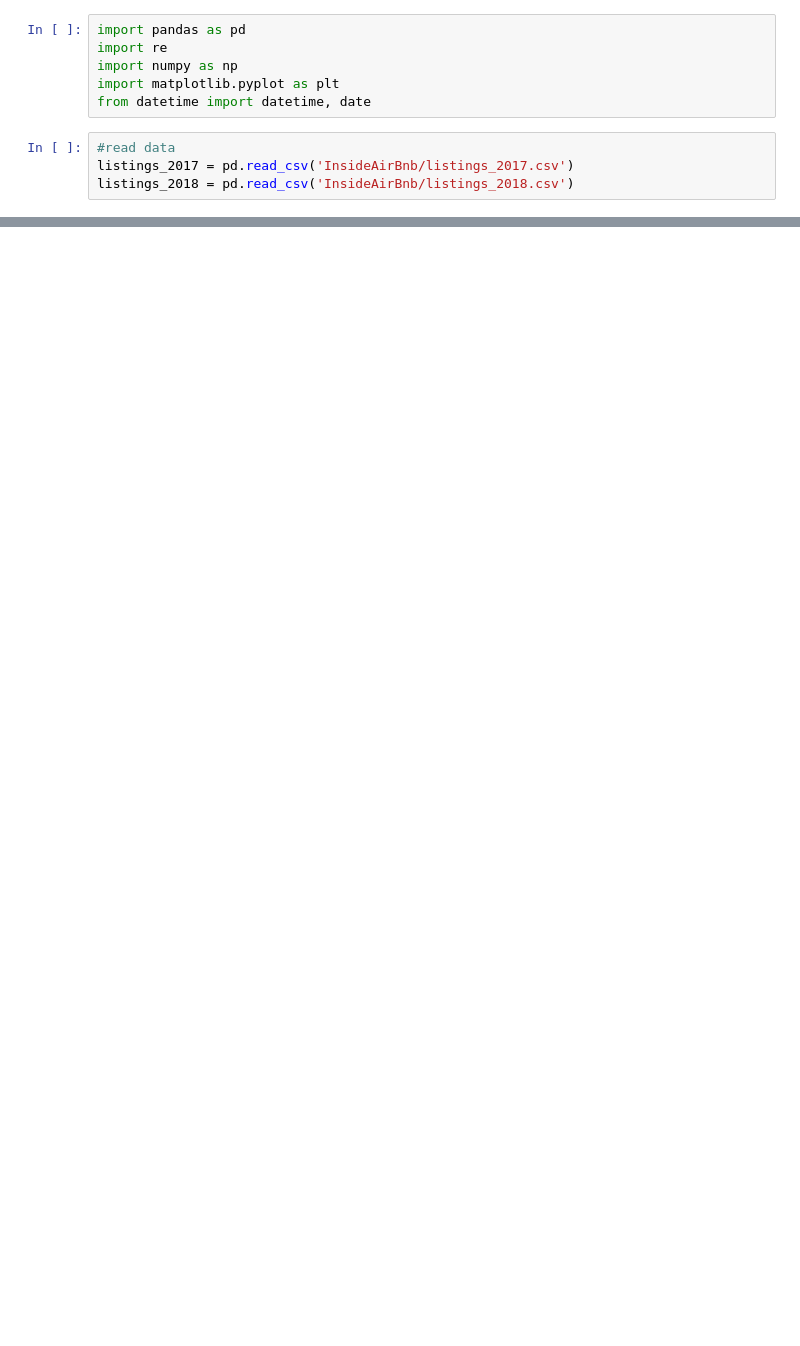
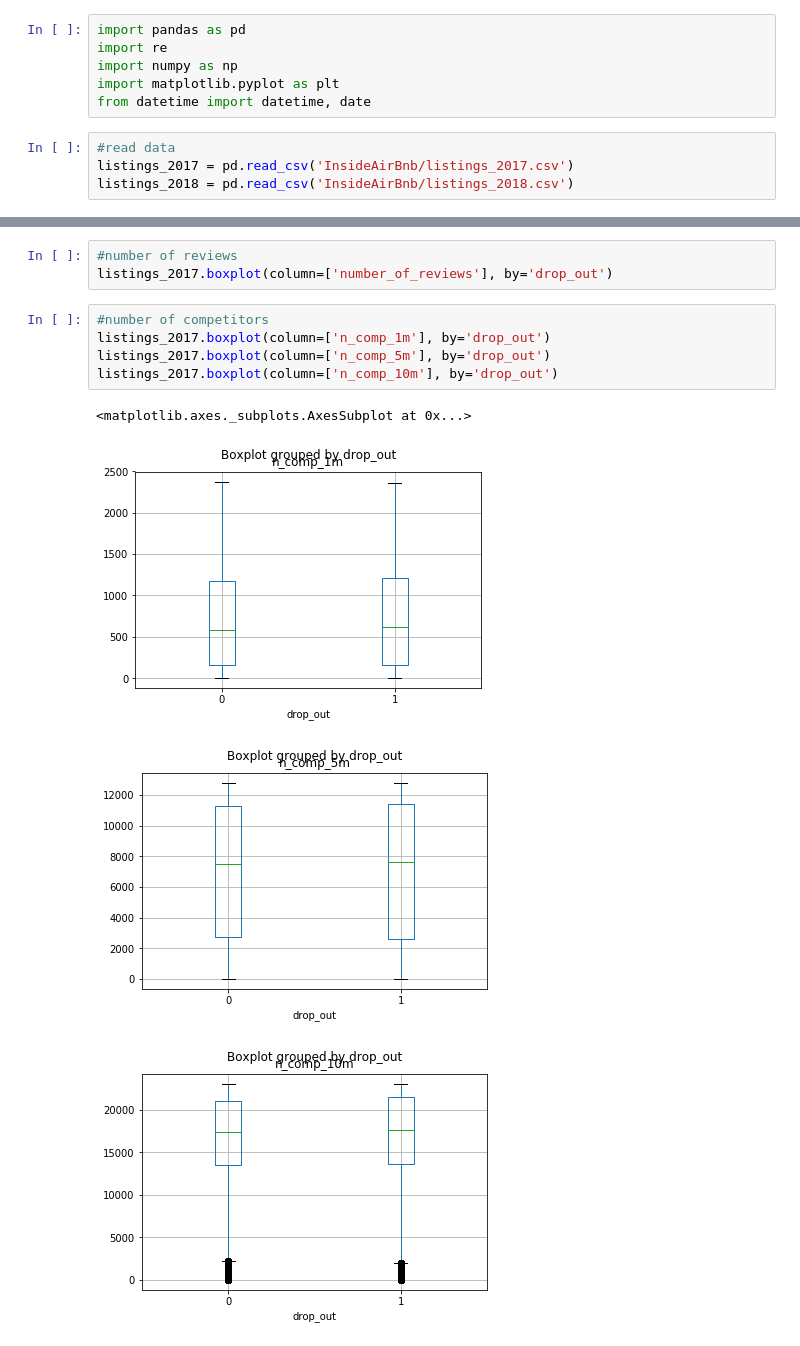
Before and after one commit to Darrkong/Airbnb_host_retention, a Jupyter notebook: Host_Retention.ipynb, the cells around one changed output, grey strips where cells are left out. Drawn from its saved outputs; the diff is of its cells as text; blank space fills up the shorter version.

```diff
--- a/Host_Retention.ipynb
+++ b/Host_Retention.ipynb
@@ -247,0 +295,13 @@ listings_2017.boxplot(column=['monthly_occupancy'], by='drop_out')
+# %%
+#number of reviews
+listings_2017.boxplot(column=['number_of_reviews'], by='drop_out')
+# %%
+#number of competitors
+listings_2017.boxplot(column=['n_comp_1m'], by='drop_out')
+listings_2017.boxplot(column=['n_comp_5m'], by='drop_out')
+listings_2017.boxplot(column=['n_comp_10m'], by='drop_out')
+# %% [output]
+<matplotlib.axes._subplots.AxesSubplot at 0x...>
+[figure, added]
+[figure, added]
+[figure, added]
```
Also changed, not shown: parts of 24 cells of this notebook.
